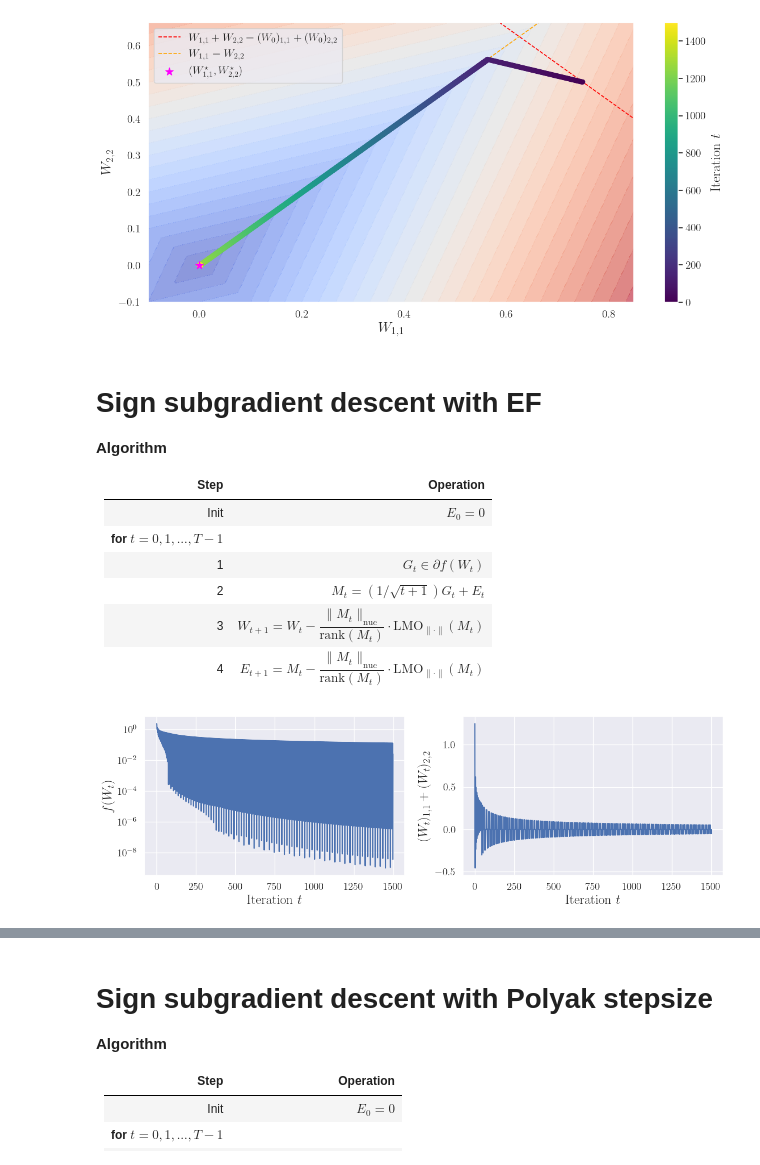
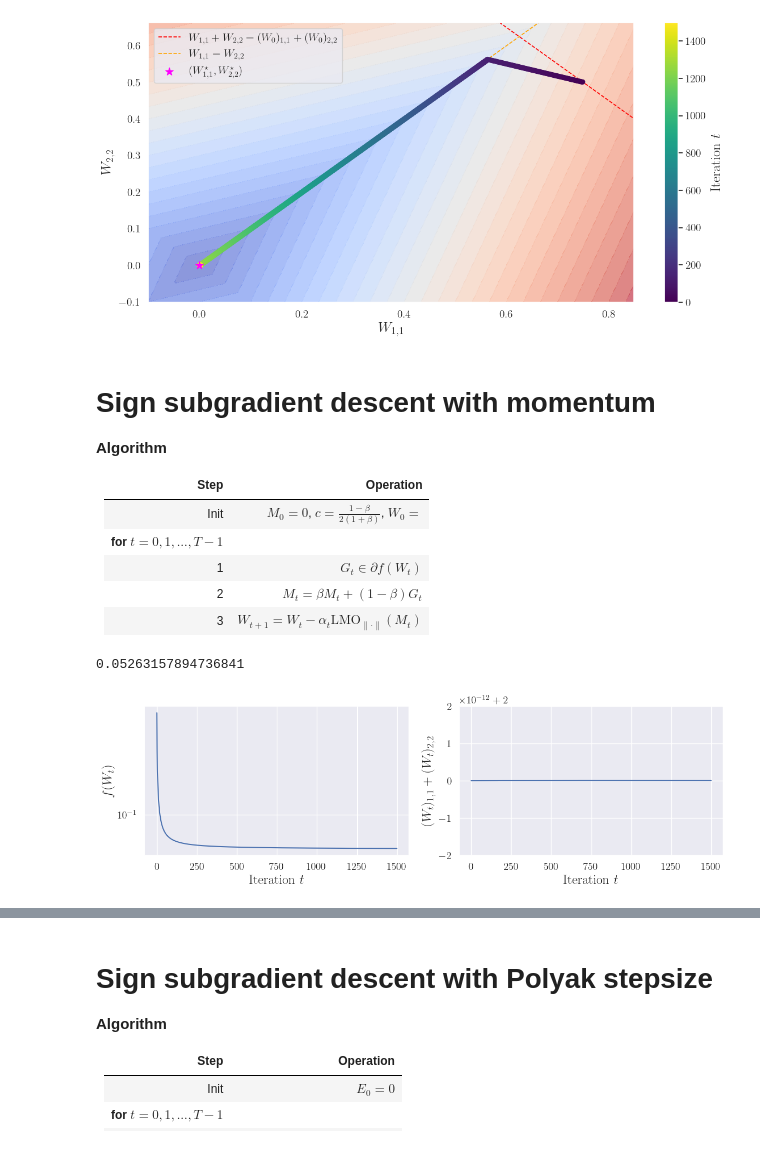
Before and after one commit to parshakova/nonsmooth_lipschitz, a Jupyter notebook: counterexample.ipynb, the cells around one changed output, grey strips where cells are left out. Drawn from its saved outputs; the diff is of its cells as text; code cells hidden in the pictures.

Commit message:
momentum

```diff
--- a/counterexample.ipynb
+++ b/counterexample.ipynb
@@ -50,27 +52,35 @@ plot_trajectory(ws, w0, c, n_show=1500, filename=experiment_name)
 # %% [output]
 [figure]
 # %% [markdown]
-# Sign subgradient descent with EF
+# Sign subgradient descent with momentum
 
 **Algorithm**
 
 | Step | Operation |
 |------|-----------|
-| Init | $E_0 = 0$ |
+| Init | $M_0 = 0$, $c = \frac{1-\beta}{2(1+\beta)}$, $W_0 = $ |
 | **for** $t = 0, 1, \dots, T-1$ | |
 | 1 | $G_t \in \partial f(W_t)$ |
-| 2 | $M_t = (1 / \sqrt{t+1}) G_t + E_t$ |
-| 3 | $W_{t+1} = W_t - \dfrac{\|M_t\|_{\mathrm{nuc}}}{\mathrm{rank}(M_t)} \cdot \mathrm{LMO}_{\|\cdot\|}(M_t)$ |
-| 4 | $E_{t+1} = M_t - \dfrac{\|M_t\|_{\mathrm{nuc}}}{\mathrm{rank}(M_t)} \cdot \mathrm{LMO}_{\|\cdot\|}(M_t)$ |
+| 2 | $M_t = \beta M_t + (1-\beta) G_t$ |
+| 3 | $W_{t+1} = W_t - \alpha_t\mathrm{LMO}_{\|\cdot\|}(M_t)$ |
+# %%
+w0 = np.array([1 + np.log(2), 1 - np.log(2)])
 # %%
-w, logging = sign_subgradient_descent_ef(w0=w0, c=c, p=p, q=q, s=0, max_iters=1500, fixed_gamma=False)
+beta = 0.9
+a = (1-beta) / (1+beta)
+c = a / 2
+print(2 * c)
+
+w, logging = sign_subgradient_descent_momentum(w0=w0, c=c, p=p, q=q, s=0, max_iters=1500, beta=beta)
 ws = np.array(logging["w"])
+# %% [output]
+0.05263157894736841
 # %%
-experiment_name = "countex_sign_subgrad_ef_gamma_t"
+experiment_name = "countex_sign_subgrad_momentum"
 plot_loss_and_w_sum(ws, logging, filename=f"{experiment_name}_loss_and_w_sum",
                     xlog=False, max_iter=1500)
 # %% [output]
-[figure, old version]
+[figure, new version]
 # %%
 plot_trajectory(ws, w0, c, n_show=1500, filename=experiment_name)
 # %% [output]
```
Also changed, not shown: parts of 8 cells of this notebook, 1 other file.
